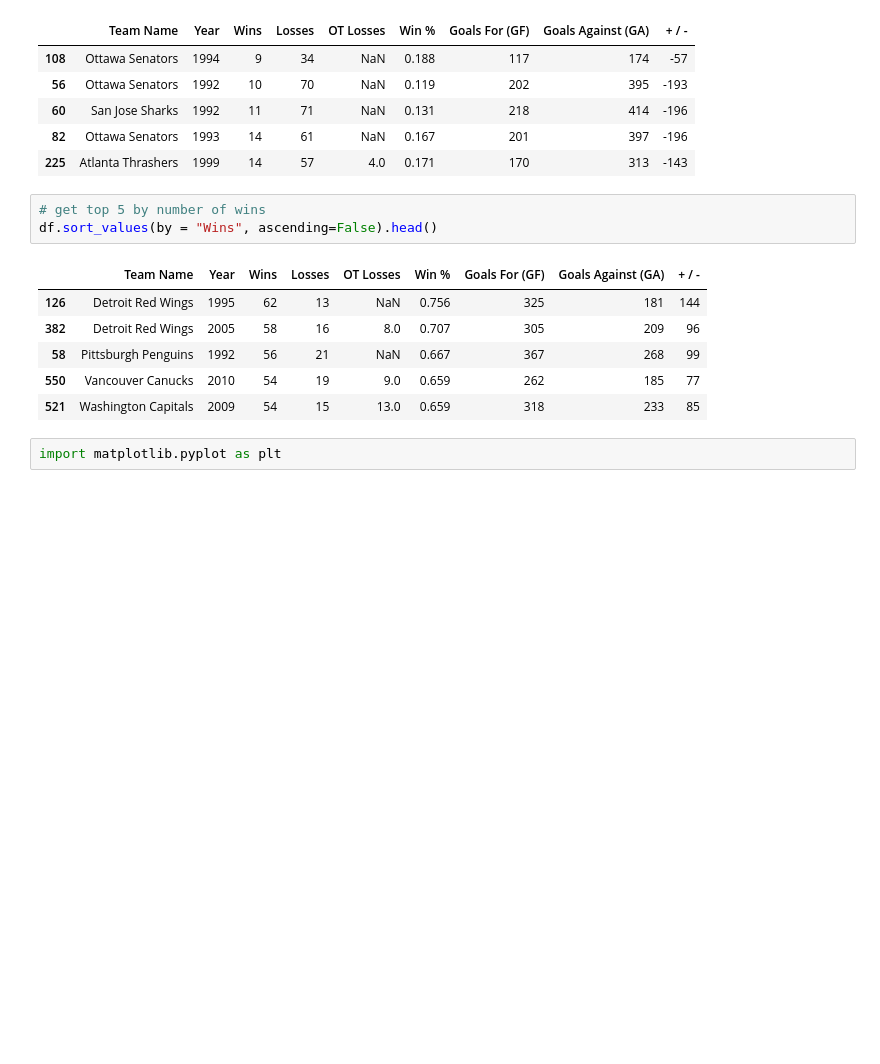
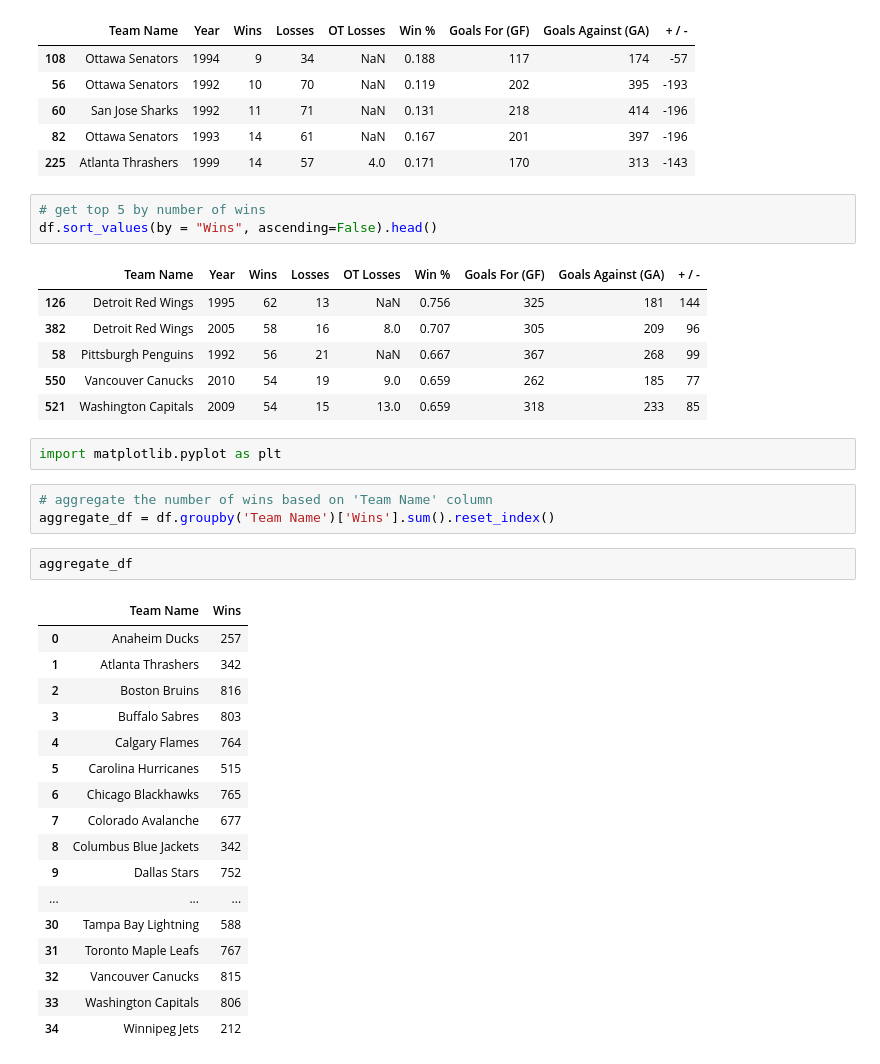
Before and after one commit to ni-lie/web-scraping-plus-eda, a Jupyter notebook: main.ipynb, the cells around one changed output. Cells and saved outputs as stored; diff of their text form; blank space fills up the shorter version.

Commit message:
feat: aggregate number of wins based on a col

```diff
--- a/main.ipynb
+++ b/main.ipynb
@@ -185,3 +185,26 @@ df.sort_values(by = "Wins", ascending=False).head()
 | 521 | Washington Capitals | 2009 | 54 | 15 | 13.0 | 0.659 | 318 | 233 | 85 |
 # %%
 import matplotlib.pyplot as plt
+# %%
+# aggregate the number of wins based on 'Team Name' column
+aggregate_df = df.groupby('Team Name')['Wins'].sum().reset_index()
+# %%
+aggregate_df
+# %% [output]
+|  | Team Name | Wins |
+| 0 | Anaheim Ducks | 257 |
+| 1 | Atlanta Thrashers | 342 |
+| 2 | Boston Bruins | 816 |
+| 3 | Buffalo Sabres | 803 |
+| 4 | Calgary Flames | 764 |
+| 5 | Carolina Hurricanes | 515 |
+| 6 | Chicago Blackhawks | 765 |
+| 7 | Colorado Avalanche | 677 |
+| 8 | Columbus Blue Jackets | 342 |
+| 9 | Dallas Stars | 752 |
+| ... | ... | ... |
+| 30 | Tampa Bay Lightning | 588 |
+| 31 | Toronto Maple Leafs | 767 |
+| 32 | Vancouver Canucks | 815 |
+| 33 | Washington Capitals | 806 |
+| 34 | Winnipeg Jets | 212 |
```
